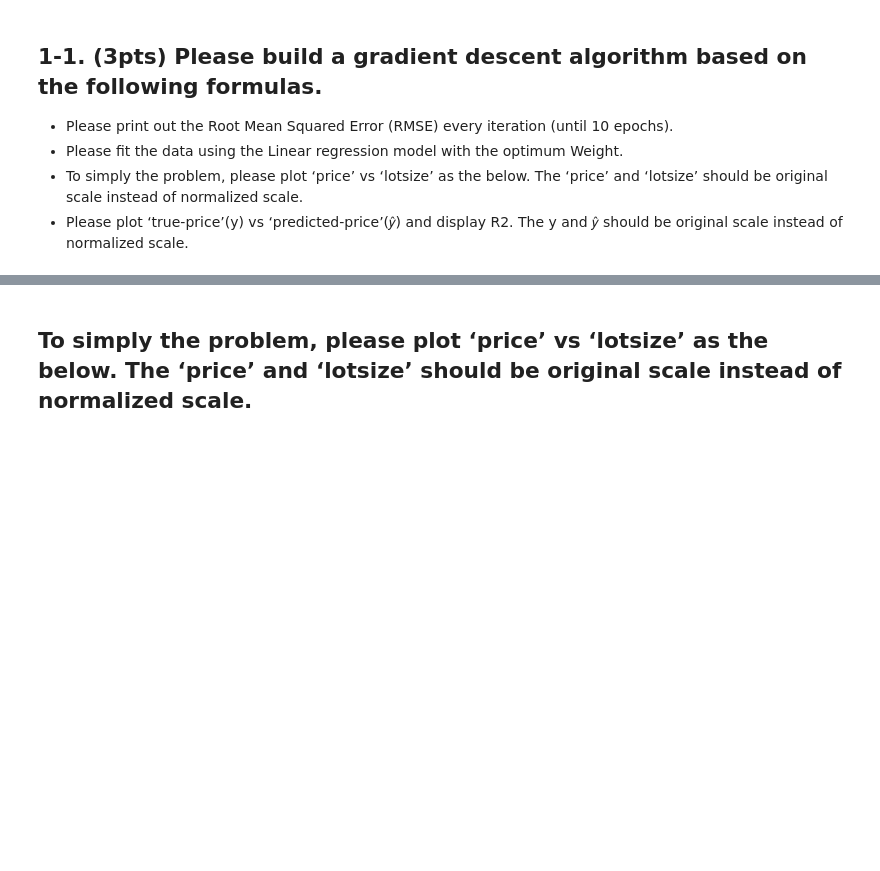
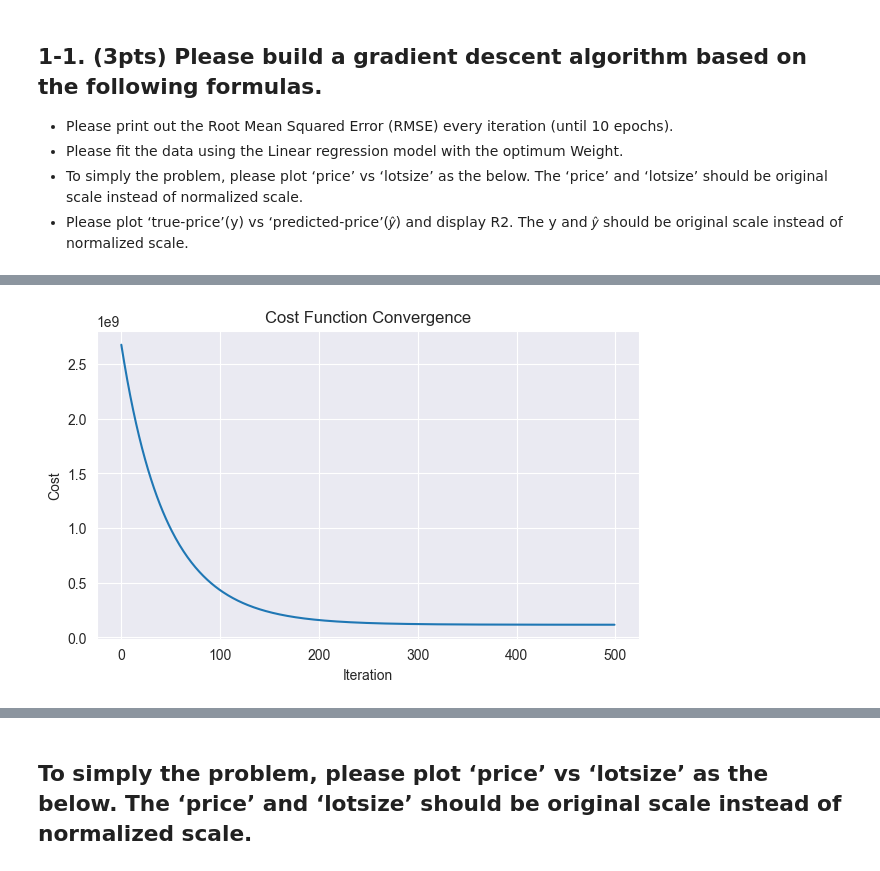
Before and after one commit to anjali-ojha/data-mining, a Jupyter notebook: assignment-3/main.ipynb, the cells around one changed output, grey strips where cells are left out. Saved outputs shown, nothing was run; the diff lists cells and outputs as text; code cells hidden in the pictures; blank space fills up the shorter version.

```diff
--- a/assignment-3/main.ipynb
+++ b/assignment-3/main.ipynb
@@ -94,7 +95,6 @@ class LinearRegression(ABC):
         """
         self.alpha = alpha
         self.epochs = epochs
-        self.bias = 0
         self.weights = None
         self.cost_history = []
         print(f"Linear Regression Model Initialized with alpha={alpha}, epochs={epochs}")
@@ -106,36 +106,34 @@ class LinearRegression(ABC):
     def compute_cost(self, y_actual, y_predictions):
         pass
 
-    def update_weights(self, X, errors):
-        m = len(errors)
-        dw = (1 / m) * np.dot(X.T, errors)
-        db = (1 / m) * np.sum(errors)
-        self.weights -= self.alpha * dw
-        self.bias -= self.alpha * db
+    @abstractmethod
+    def update_weights(self, X, y_actual, y_prediction):
+        pass
+
+    def predict(self, X):
+        X = self.add_intercept(X)
+        return np.dot(X, self.weights)
 
     def fit(self, X, y):
+        X = self.add_intercept(X)
         start = datetime.now()
         print(f"Start time for the gradient descent: {start}")
         m, n = X.shape
         self.weights = np.zeros(n)
         for epoch in range(self.epochs):
-            predictions = self.predict(X) #np.dot(X, self.weights) + self.bias
-            errors = predictions - y
-            self.update_weights(X, errors)
+            predictions = np.dot(X, self.weights)
+            self.update_weights(X, y, predictions)
             cost = self.compute_cost(y, predictions)
             self.cost_history.append(cost)
             if epoch <= 10 or epoch % 100 == 0 or epoch == self.epochs - 1:
-                print(f'Epoch {epoch + 1}/{self.epochs}, Cost: {cost:.4f}')
+                print(f'\t Epoch {epoch + 1:4} / {self.epochs:4}, Cost: {cost:>15.4f}')
 
         end = datetime.now()
         print(f"End time for the gradient descent: {end}, total time: {end - start}")
 
-    def predict(self, X):
-        return np.dot(X, self.weights) + self.bias
-
     def plot_cost(self):
         plt.figure(figsize=(7, 4), dpi=100)
-        plt.plot(range(len(self.cost_history)), self.cost_history, marker='o')
+        plt.plot(range(len(self.cost_history)), self.cost_history)
         plt.xlabel('Iteration')
         plt.ylabel('Cost')
         plt.title('Cost Function Convergence')
@@ -143,21 +141,58 @@ class LinearRegression(ABC):
         plt.show()
 
 
-
-
 class LinearRegressionUsingPointWiseError(LinearRegression):
-
     def __init__(self, alpha=0.01, epochs=1000):
         """
         Linear Regression Model with Gradient Descent.
         """
         super().__init__(alpha, epochs)
-        print(f"Linear Regression Model with Gradient Descent with POint wise error Initialized with alpha={alpha}, epochs={epochs}")
+        print(f"Linear Regression Model with Point-wise error Initialized with alpha={alpha}, epochs={epochs}")
 
     def compute_cost(self, y_actual, y_predictions):
+        """
+        Compute cost using Mean Squared Error (MSE).
+        Cost Function:
+            The cost is calculated using the Mean Squared Error (MSE):
+                J(w) = (1 / (2 * m)) * Σ (y_predicted[i] - y_actual[i])^2
+            Where:
+                - m: Number of samples
+                - y_predicted[i]: Prediction for the i-th sample
+                - y_actual[i]: Actual value for the i-th sample
+        """
         m = len(y_actual)
         cost = 0.0
         for i in range(m):
             cost += (y_predictions[i] - y_actual[i])**2
-        cost = cost / (2 * m)
+        cost = cost / (2*m)
         return cost
+
+    def update_weights(self, X, y_actual, y_predictions):
+        """
+        Gradient Calculation:
+        The gradient of the cost with respect to the weights is:
+            ∂J/∂w[j] = (1 / m) * Σ (y_predicted[i] - y_actual[i]) * X[i, j]
+        Where:
+            - w[j]: Weight for the j-th feature
+            - X[i, j]: Value of the j-th feature for the i-th sample
+
+        Weight Update Rule:
+        Weights are updated using the gradient descent algorithm:
+            w[j] = w[j] - α * ∂J/∂w[j]
+        Where:
+            - α: Learning rate
+        """
+        m, n = X.shape
+        for i in range(m):
+            error = y_predictions[i] - y_actual[i]
+            for j in range(n):
+                dw = error * X[i, j] / m
+                self.weights[j] -= self.alpha * dw
+
+
+
+lr = LinearRegressionUsingPointWiseError(alpha=0.01, epochs=500)
+lr.fit(X_home, y_home)
+y_pred = lr.predict(X_home)
+lr.plot_cost()
+# %% [output]
@@ -163,0 +219 @@ class LinearRegressionUsingPointWiseError(LinearRegression):
+[figure, added]
```
Also changed, not shown: parts of 11 cells of this notebook.
